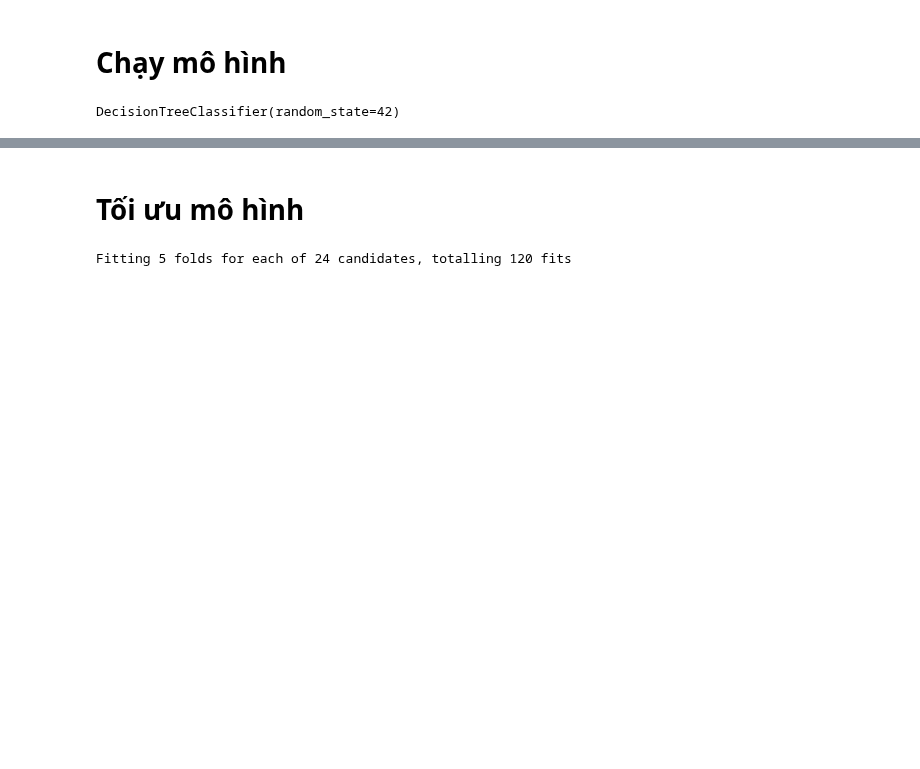
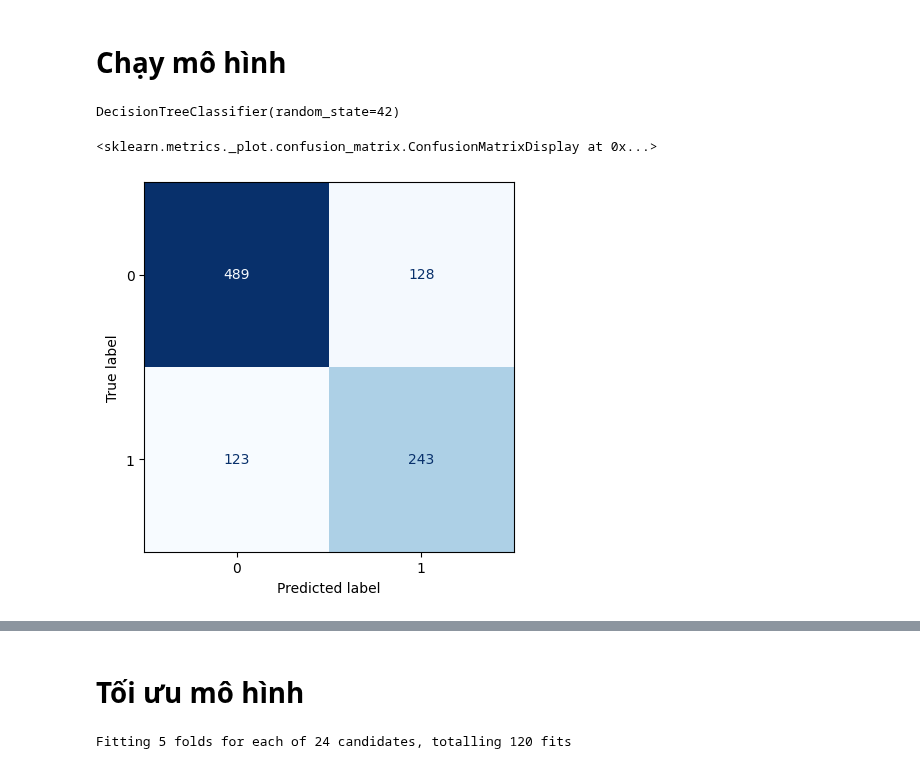
Before and after one commit to A47126/BT-Machine-Learning-Group-7, a Jupyter notebook: water_pota_no_plot.ipynb, the cells around one changed output, grey strips where cells are left out. Cells and saved outputs as stored; diff of their text form; code cells hidden in the pictures; blank space fills up the shorter version.

```diff
--- a/water_pota_no_plot.ipynb
+++ b/water_pota_no_plot.ipynb
@@ -184,6 +240,11 @@ decision_tree.fit(X_train, y_train)
 DecisionTreeClassifier(random_state=42)
 # %%
 y_pred = decision_tree.predict(X_test)
+# %%
+ConfusionMatrixDisplay.from_estimator(decision_tree, X_test, y_test, cmap='Blues', colorbar=False)
+# %% [output]
+<sklearn.metrics._plot.confusion_matrix.ConfusionMatrixDisplay at 0x...>
+[figure, added]
 # %%
 plt.figure(figsize=(20,10))
 plot_tree(decision_tree, filled=True, feature_names=df.columns[:-1], class_names=['0', '1'])
```
Also changed, not shown: parts of 23 cells of this notebook.
